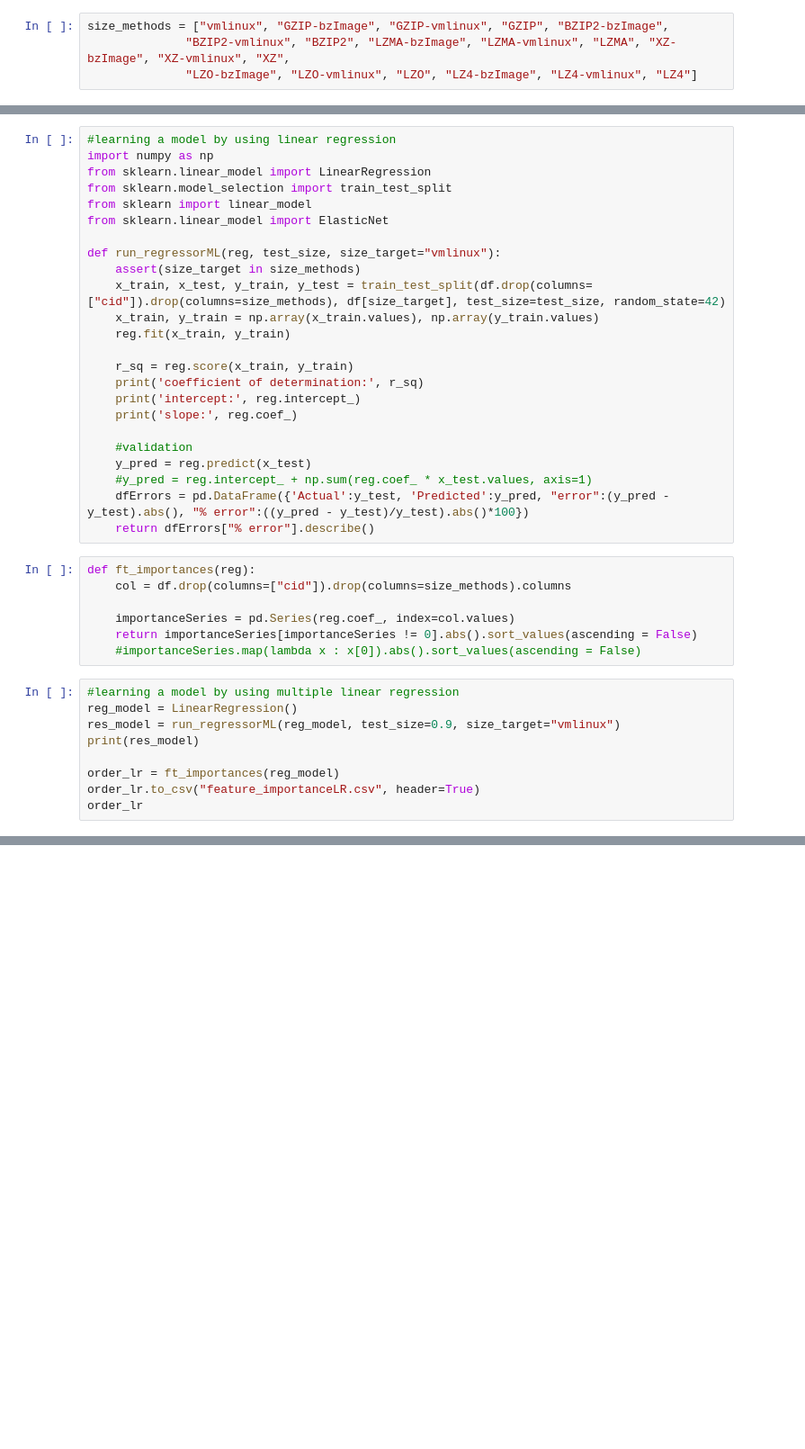
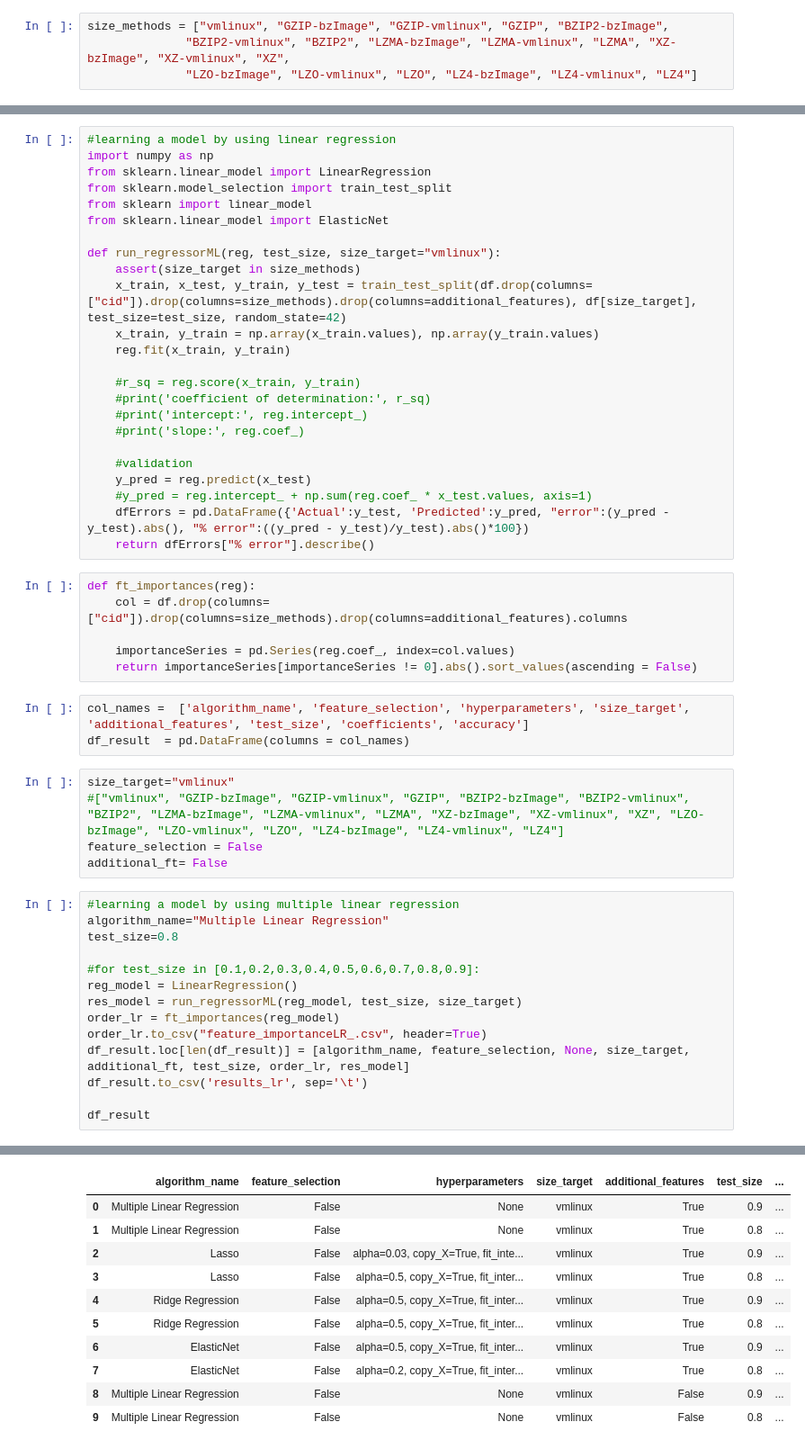
Before and after one commit to TuxML/size-analysis, a Jupyter notebook: multiple_linear_regression.ipynb, the cells around one changed output, grey strips where cells are left out. Shown at 90% size. Drawn from its saved outputs; the diff is of its cells as text; blank space fills up the shorter version.

```diff
--- a/multiple_linear_regression.ipynb
+++ b/multiple_linear_regression.ipynb
@@ -33,14 +47,14 @@ from sklearn.linear_model import ElasticNet
 
 def run_regressorML(reg, test_size, size_target="vmlinux"):
     assert(size_target in size_methods)
-    x_train, x_test, y_train, y_test = train_test_split(df.drop(columns=["cid"]).drop(columns=size_methods), df[size_target], test_size=test_size, random_state=42)
+    x_train, x_test, y_train, y_test = train_test_split(df.drop(columns=["cid"]).drop(columns=size_methods).drop(columns=additional_features), df[size_target], test_size=test_size, random_state=42)
     x_train, y_train = np.array(x_train.values), np.array(y_train.values)
     reg.fit(x_train, y_train)
 
-    r_sq = reg.score(x_train, y_train)
-    print('coefficient of determination:', r_sq)
-    print('intercept:', reg.intercept_)
-    print('slope:', reg.coef_)
+    #r_sq = reg.score(x_train, y_train)
+    #print('coefficient of determination:', r_sq)
+    #print('intercept:', reg.intercept_)
+    #print('slope:', reg.coef_)
 
     #validation
     y_pred = reg.predict(x_test)
@@ -49,18 +63,30 @@ def run_regressorML(reg, test_size, size_target="vmlinux"):
     return dfErrors["% error"].describe()
 # %%
 def ft_importances(reg):
-    col = df.drop(columns=["cid"]).drop(columns=size_methods).columns
+    col = df.drop(columns=["cid"]).drop(columns=size_methods).drop(columns=additional_features).columns
 
     importanceSeries = pd.Series(reg.coef_, index=col.values)
     return importanceSeries[importanceSeries != 0].abs().sort_values(ascending = False)
-    #importanceSeries.map(lambda x : x[0]).abs().sort_values(ascending = False)
+# %%
+col_names =  ['algorithm_name', 'feature_selection', 'hyperparameters', 'size_target', 'additional_features', 'test_size', 'coefficients', 'accuracy']
+df_result  = pd.DataFrame(columns = col_names)
+# %%
+size_target="vmlinux"
+#["vmlinux", "GZIP-bzImage", "GZIP-vmlinux", "GZIP", "BZIP2-bzImage", "BZIP2-vmlinux", "BZIP2", "LZMA-bzImage", "LZMA-vmlinux", "LZMA", "XZ-bzImage", "XZ-vmlinux", "XZ", "LZO-bzImage", "LZO-vmlinux", "LZO", "LZ4-bzImage", "LZ4-vmlinux", "LZ4"]
+feature_selection = False
+additional_ft= False
 # %%
 #learning a model by using multiple linear regression
+algorithm_name="Multiple Linear Regression"
+test_size=0.8
+
+#for test_size in [0.1,0.2,0.3,0.4,0.5,0.6,0.7,0.8,0.9]:
 reg_model = LinearRegression()
-res_model = run_regressorML(reg_model, test_size=0.9, size_target="vmlinux")
-print(res_model)
+res_model = run_regressorML(reg_model, test_size, size_target)
+order_lr = ft_importances(reg_model)
+order_lr.to_csv("feature_importanceLR_.csv", header=True)
+df_result.loc[len(df_result)] = [algorithm_name, feature_selection, None, size_target, additional_ft, test_size, order_lr, res_model]
+df_result.to_csv('results_lr', sep='\t')
 
-order_lr = ft_importances(reg_model)
-order_lr.to_csv("feature_importanceLR.csv", header=True)
-order_lr
+df_result
 # %% [output]
@@ -87,0 +93,11 @@ Length: 11472, dtype: float64
+|  | algorithm_name | feature_selection | hyperparameters | size_target | additional_features | test_size | ... |
+| 0 | Multiple Linear Regression | False | None | vmlinux | True | 0.9 | ... |
+| 1 | Multiple Linear Regression | False | None | vmlinux | True | 0.8 | ... |
+| 2 | Lasso | False | alpha=0.03, copy_X=True, fit_inte... | vmlinux | True | 0.9 | ... |
+| 3 | Lasso | False | alpha=0.5, copy_X=True, fit_inter... | vmlinux | True | 0.8 | ... |
+| 4 | Ridge Regression | False | alpha=0.5, copy_X=True, fit_inter... | vmlinux | True | 0.9 | ... |
+| 5 | Ridge Regression | False | alpha=0.5, copy_X=True, fit_inter... | vmlinux | True | 0.8 | ... |
+| 6 | ElasticNet | False | alpha=0.5, copy_X=True, fit_inter... | vmlinux | True | 0.9 | ... |
+| 7 | ElasticNet | False | alpha=0.2, copy_X=True, fit_inter... | vmlinux | True | 0.8 | ... |
+| 8 | Multiple Linear Regression | False | None | vmlinux | False | 0.9 | ... |
+| 9 | Multiple Linear Regression | False | None | vmlinux | False | 0.8 | ... |
```
Also changed, not shown: parts of 20 cells of this notebook, 1 other file.
